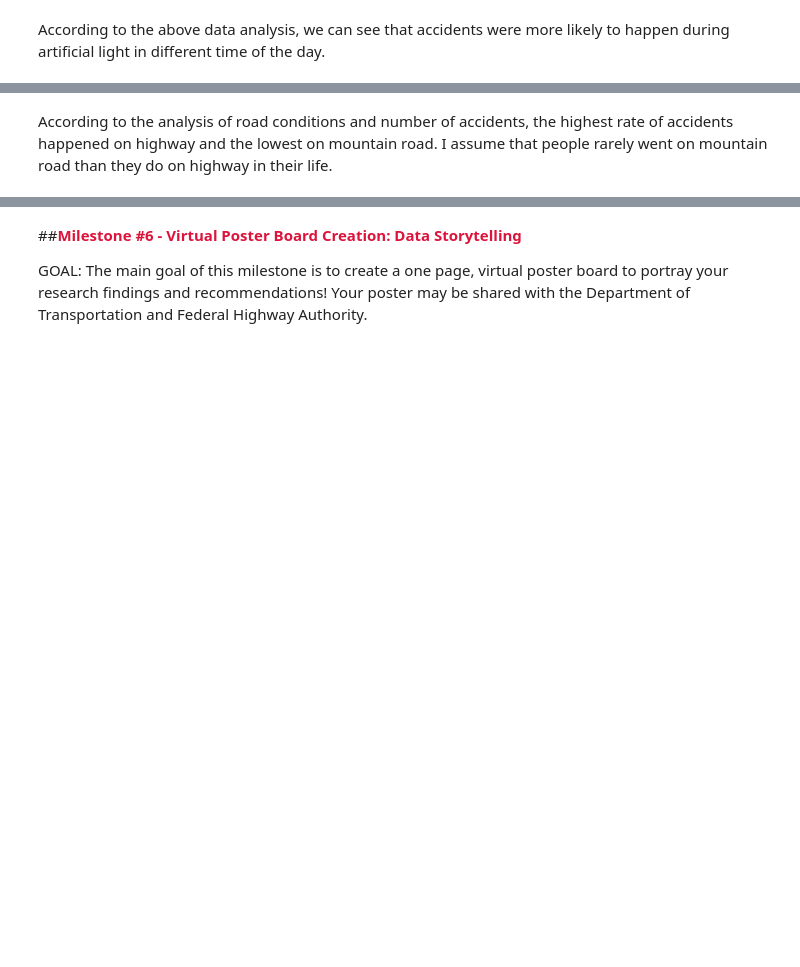
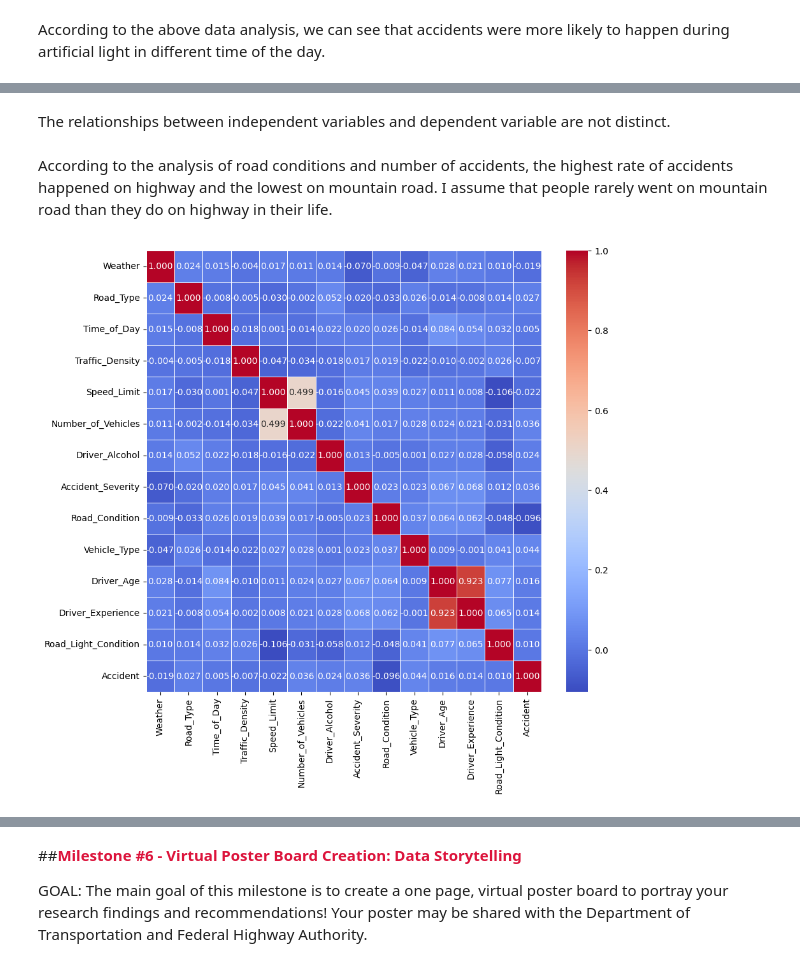
Before and after one commit to kyileiaye2021/NEBDHub-NSDC-Transportation-Data-Science-Project, a Jupyter notebook: EXPLORER_ACCELERATOR_Transportation_Data_Science_Project_(TDSP).ipynb, the cells around one changed output, grey strips where cells are left out. Saved outputs shown, nothing was run; the diff lists cells and outputs as text; code cells hidden in the pictures; blank space fills up the shorter version.

```diff
--- a/EXPLORER_ACCELERATOR_Transportation_Data_Science_Project_(TDSP).ipynb
+++ b/EXPLORER_ACCELERATOR_Transportation_Data_Science_Project_(TDSP).ipynb
@@ -827,0 +938,11 @@ plt.show()
+# %%
+# Preparing Data For Machine Learning
+from sklearn.preprocessing import LabelEncoder
+
+# Transforming categorical values in categorical columns
+cat_col = df.select_dtypes(include='object').columns
+encoder = LabelEncoder()
+
+# Apply labelEncoder to each categorical column
+for column in cat_col:
+  df[column] = encoder.fit_transform(df[column])
@@ -828,2 +980,11 @@ plt.show()
+# %% [markdown]
+The relationships between independent variables and dependent variable are not distinct.
 # %% [markdown]
 According to the analysis of road conditions and number of accidents, the highest rate of accidents happened on highway and the lowest on mountain road. I assume that people rarely went on mountain road than they do on highway in their life.
+# %%
+# Checking Multicollinearity
+plt.figure(figsize=(10,9))
+sns.heatmap(df.corr(),annot=True, cmap='coolwarm', fmt='.3f', linewidth=0.6)
+plt.show()
+# %% [output]
+[figure, added]
```
Also changed, not shown: parts of 24 cells of this notebook.
